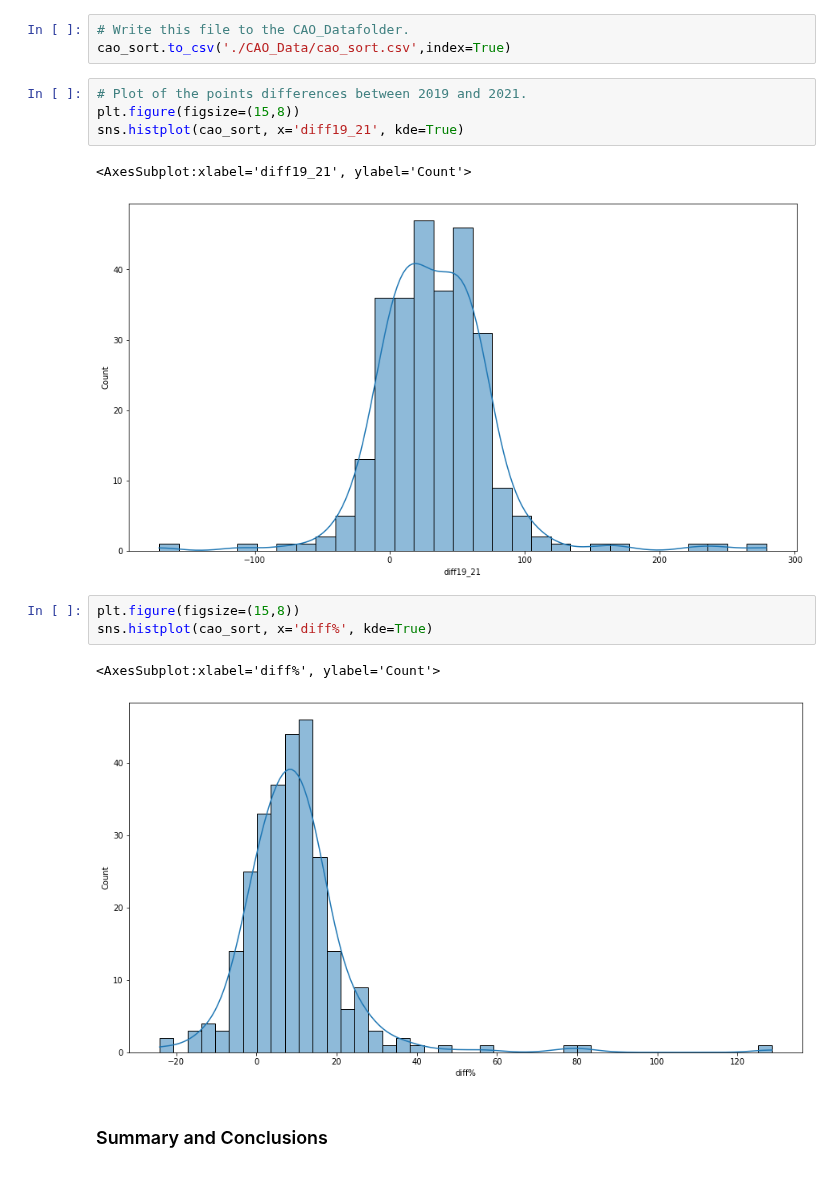
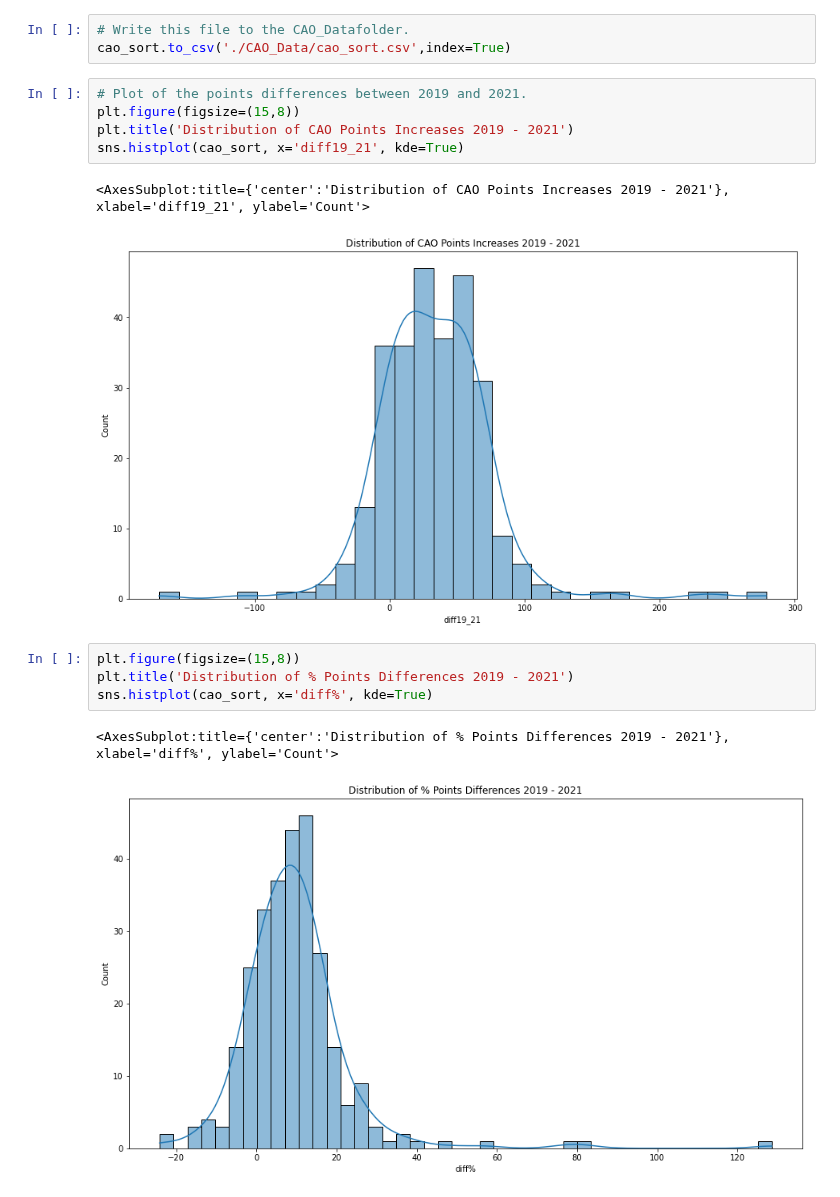
Before and after one commit to donneger/data_analysis_assessment, a Jupyter notebook: cao_assignment/cao.ipynb, the cells around one changed output. Cells and saved outputs as stored; diff of their text form.

Commit message:
Updating analysis and plots.

```diff
--- a/cao_assignment/cao.ipynb
+++ b/cao_assignment/cao.ipynb
@@ -842,15 +854,15 @@ cao_sort.to_csv('./CAO_Data/cao_sort.csv',index=True)
 # %%
 # Plot of the points differences between 2019 and 2021.
 plt.figure(figsize=(15,8))
+plt.title('Distribution of CAO Points Increases 2019 - 2021')
 sns.histplot(cao_sort, x='diff19_21', kde=True)
 # %% [output]
-<AxesSubplot:xlabel='diff19_21', ylabel='Count'>
+<AxesSubplot:title={'center':'Distribution of CAO Points Increases 2019 - 2021'}, xlabel='diff19_21', ylabel='Count'>
-[figure, old version]
+[figure, new version]
 # %%
 plt.figure(figsize=(15,8))
+plt.title('Distribution of % Points Differences 2019 - 2021')
 sns.histplot(cao_sort, x='diff%', kde=True)
 # %% [output]
-<AxesSubplot:xlabel='diff%', ylabel='Count'>
+<AxesSubplot:title={'center':'Distribution of % Points Differences 2019 - 2021'}, xlabel='diff%', ylabel='Count'>
-[figure, old version]
+[figure, new version]
-# %% [markdown]
-### Summary and Conclusions
```
Also changed, not shown: parts of 4 cells of this notebook.
